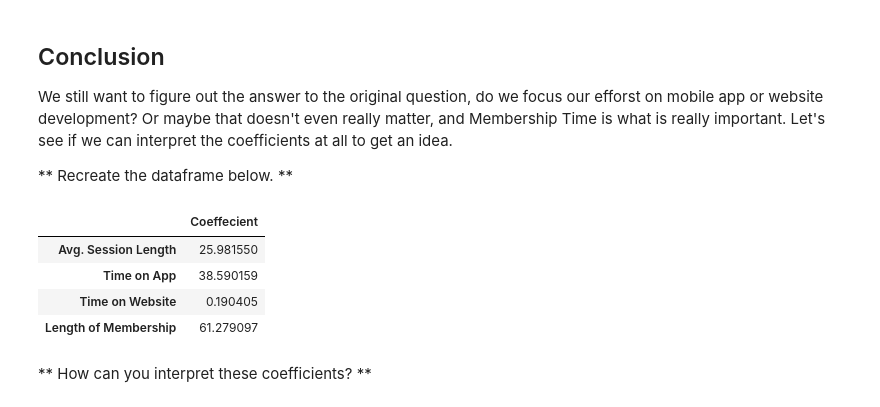
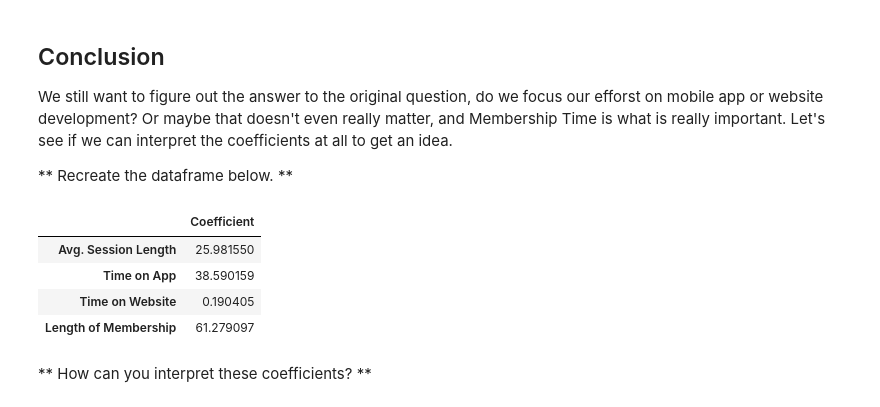
Before and after one commit to SuhasPalani/Python_Data, a Jupyter notebook: linear regression/Linear Regression Project solutions.ipynb, the cells around one changed output. Drawn from its saved outputs; the diff is of its cells as text; code cells hidden in the pictures.

```diff
--- a/linear regression/Linear Regression Project solutions.ipynb
+++ b/linear regression/Linear Regression Project solutions.ipynb
@@ -245,9 +245,10 @@ We still want to figure out the answer to the original question, do we focus our
 
 ** Recreate the dataframe below. **
 # %%
-pd.DataFrame(lm.coef_,X.columns,columns=['Coe'])
+cdf=pd.DataFrame(lm.coef_,X.columns,columns=['Coefficient'])
+cdf
 # %% [output]
-|  | Coeffecient |
+|  | Coefficient |
 | Avg. Session Length | 25.981550 |
 | Time on App | 38.590159 |
 | Time on Website | 0.190405 |
```
Also changed, not shown: 4 other files.
